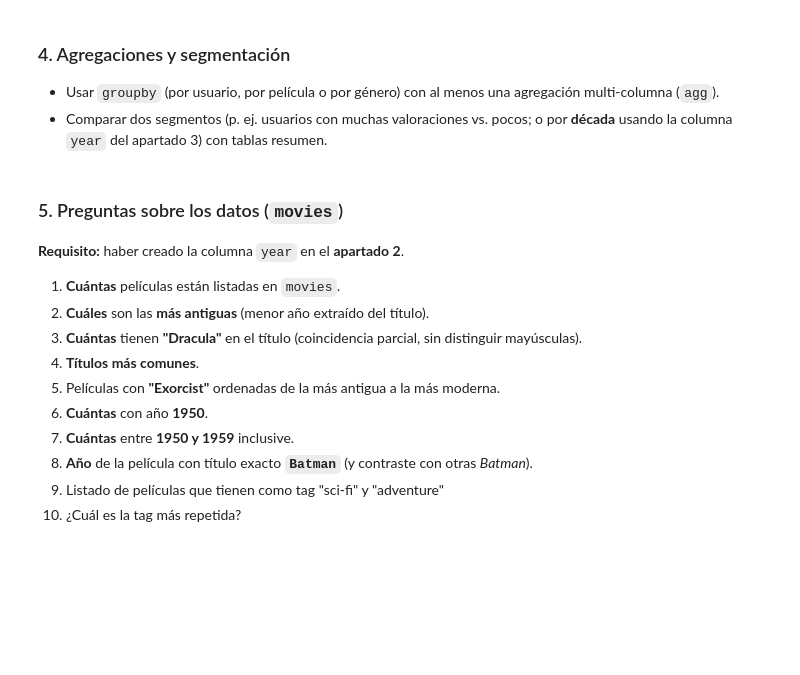
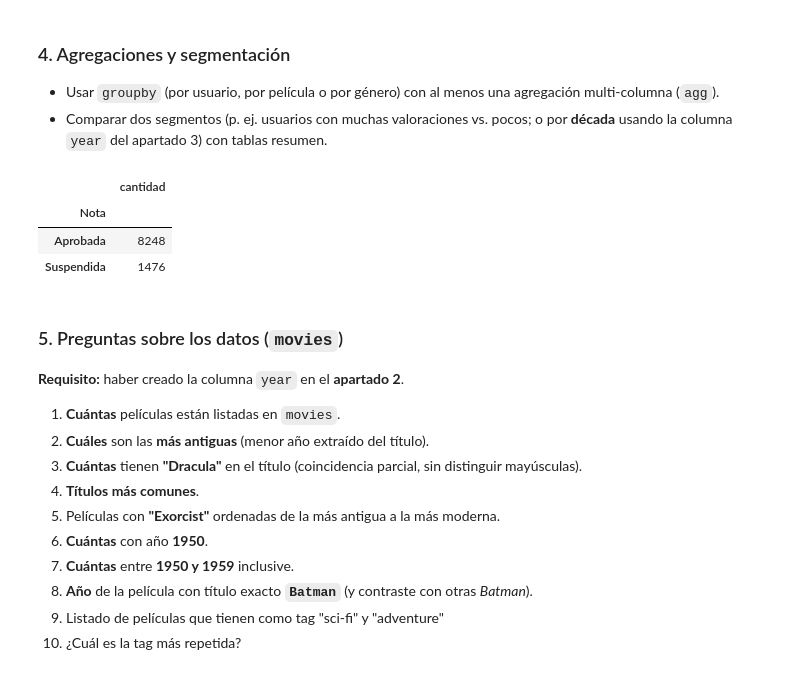
Before and after one commit to rmolinao-stack/bootcamp_AI_copia_local_RMO, a Jupyter notebook: Team_Challenges/TC_01_Sprint_03_04/Team_Challenge_sprint03_04.ipynb, the cells around one changed output. Cells and saved outputs as stored; diff of their text form; code cells hidden in the pictures; blank space fills up the shorter version.

```diff
--- a/Team_Challenges/TC_01_Sprint_03_04/Team_Challenge_sprint03_04.ipynb
+++ b/Team_Challenges/TC_01_Sprint_03_04/Team_Challenge_sprint03_04.ipynb
@@ -164,6 +228,25 @@ def year_from_title(titulo: str) -> int:
 - Comparar dos segmentos (p. ej. usuarios con muchas valoraciones vs. pocos; o por **década** usando la columna `year` del apartado 3) con tablas resumen.
 # %%
 # --- Apartado 4: Agregaciones ---
+
+# RAUL: Devuelve por película la nota media, la máxima y la mínima.
+df_notas = df_mov_x_rat.groupby(by=["movieId", "title"])["rating"].agg(["mean", "max", "min"]).round({"mean": 2})
+#display(df_notas)
+
+# RAUL: Vamos a contar cuantas películas son estan aprobadas o suspendidas.
+
+df_aprobadas = df_notas[df_notas["mean"] >= 2.5]
+df_aprobadas["Nota"] = "Aprobada"
+
+df_suspendidas = df_notas[df_notas["mean"] < 2.5]
+df_suspendidas["Nota"] = "Suspendida"
+
+display(((pd.concat([df_aprobadas, df_suspendidas])).groupby("Nota").count())[["mean"]].rename(columns={"mean": "cantidad"}))
+# %% [output]
+|  | cantidad |
+| Nota |  |
+| Aprobada | 8248 |
+| Suspendida | 1476 |
 # %% [markdown]
 ### 5. Preguntas sobre los datos (`movies`)
 
```
Also changed, not shown: parts of 4 cells of this notebook, 1 other file.
